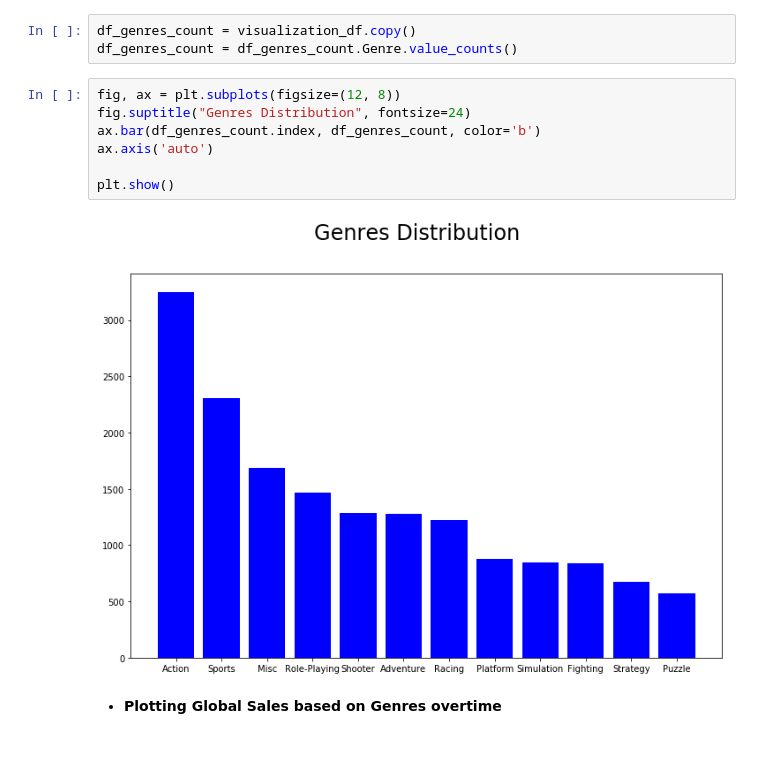
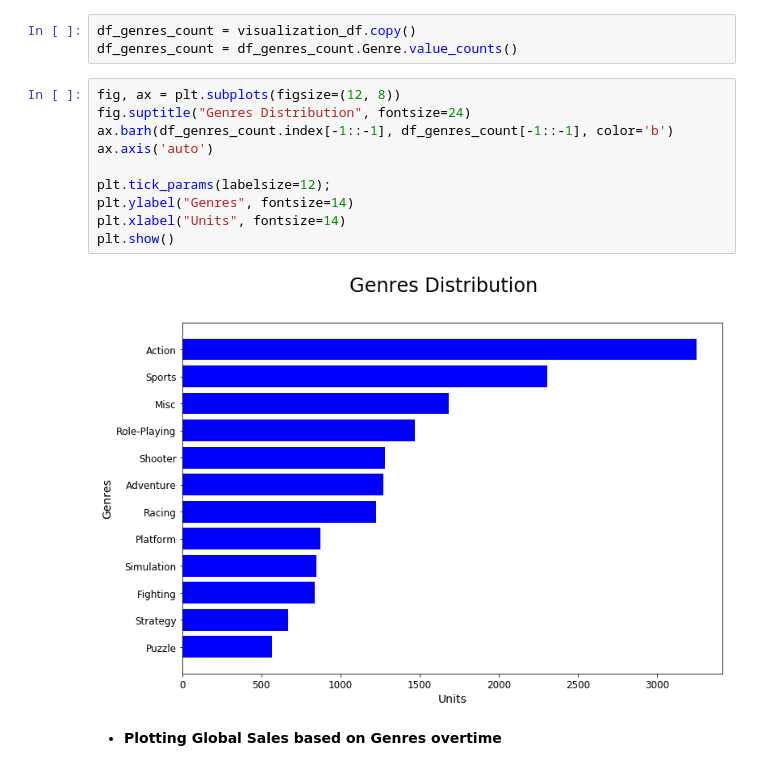
Before and after one commit to MatheusMAssis/Data-Analysis-Game-Sales, a Jupyter notebook: AnalysisNotebook/visualizations.ipynb, the cells around one changed output. Saved outputs shown, nothing was run; the diff lists cells and outputs as text.

```diff
--- a/AnalysisNotebook/visualizations.ipynb
+++ b/AnalysisNotebook/visualizations.ipynb
@@ -120,12 +131,15 @@ df_genres_count = df_genres_count.Genre.value_counts()
 # %%
 fig, ax = plt.subplots(figsize=(12, 8))
 fig.suptitle("Genres Distribution", fontsize=24)
-ax.bar(df_genres_count.index, df_genres_count, color='b')
+ax.barh(df_genres_count.index[-1::-1], df_genres_count[-1::-1], color='b')
 ax.axis('auto')
 
+plt.tick_params(labelsize=12);
+plt.ylabel("Genres", fontsize=14)
+plt.xlabel("Units", fontsize=14)
 plt.show()
 # %% [output]
-[figure, old version]
+[figure, new version]
 # %% [markdown]
 - **Plotting Global Sales based on Genres overtime**
 # %%
```
Also changed, not shown: parts of 4 cells of this notebook.
